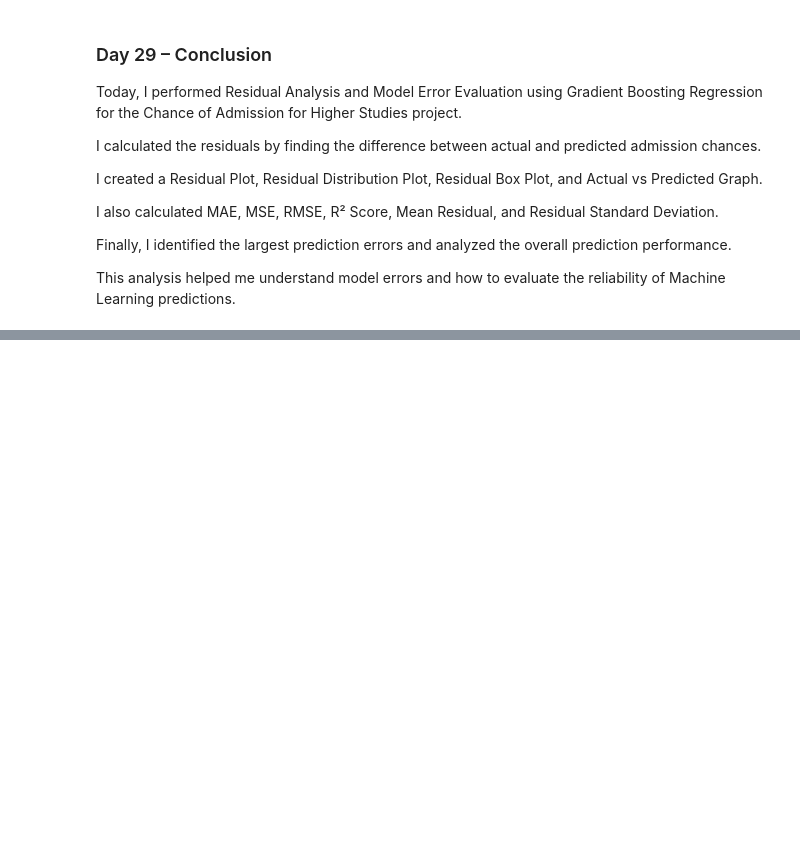
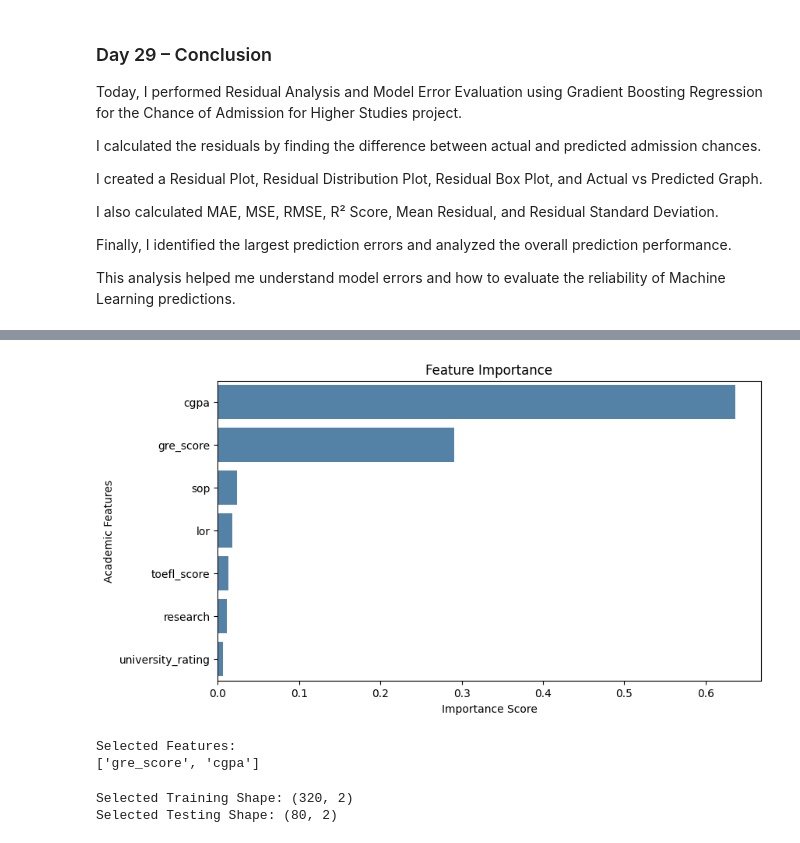
Before and after one commit to sumanamishra1120-ux/Chance-of-Admission-Higher-Studies, a Jupyter notebook: Chance_of_Admission_Higher_Studies.ipynb, the cells around one changed output, grey strips where cells are left out. Cells and saved outputs as stored; diff of their text form; code cells hidden in the pictures; blank space fills up the shorter version.

Commit message:
Day 30: Feature Selection and Model Improvement

```diff
--- a/Chance_of_Admission_Higher_Studies.ipynb
+++ b/Chance_of_Admission_Higher_Studies.ipynb
@@ -5736,0 +5793,7 @@ This analysis helped me understand model errors and how to evaluate the reliabil
+# %%
+X_train, X_test, y_train, y_test = train_test_split(
+    X, y, test_size=0.2, random_state=42
+)
+
+print("Training Data:", X_train.shape)
+print("Testing Data:", X_test.shape)
@@ -5736,0 +5803,11 @@ This analysis helped me understand model errors and how to evaluate the reliabil
+# %%
+original_model = GradientBoostingRegressor(
+    n_estimators=100,
+    learning_rate=0.05,
+    max_depth=2,
+    random_state=42
+)
+
+original_model.fit(X_train, y_train)
+
+print("Original model trained successfully!")
@@ -5736,0 +5832,12 @@ This analysis helped me understand model errors and how to evaluate the reliabil
+# %%
+importance = pd.DataFrame({
+    "Feature": X.columns,
+    "Importance": original_model.feature_importances_
+})
+
+importance = importance.sort_values(
+    by="Importance",
+    ascending=False
+)
+
+print(importance)
@@ -5736,0 +5853,40 @@ This analysis helped me understand model errors and how to evaluate the reliabil
+# %%
+plt.figure(figsize=(9, 5))
+
+sns.barplot(
+    data=importance,
+    x="Importance",
+    y="Feature",
+    color="steelblue"
+)
+
+plt.title("Feature Importance")
+plt.xlabel("Importance Score")
+plt.ylabel("Academic Features")
+
+plt.show()
+# %% [output]
+[figure, added]
+# %%
+selector = SelectFromModel(
+    original_model,
+    threshold="mean",
+    prefit=True
+)
+
+selected_features = X.columns[selector.get_support()].tolist()
+
+print("Selected Features:")
+print(selected_features)
+# %% [output]
+Selected Features:
+['gre_score', 'cgpa']
+# %%
+X_train_selected = X_train[selected_features]
+X_test_selected = X_test[selected_features]
+
+print("Selected Training Shape:", X_train_selected.shape)
+print("Selected Testing Shape:", X_test_selected.shape)
+# %% [output]
+Selected Training Shape: (320, 2)
+Selected Testing Shape: (80, 2)
```
Also changed, not shown: parts of 18 cells of this notebook.
